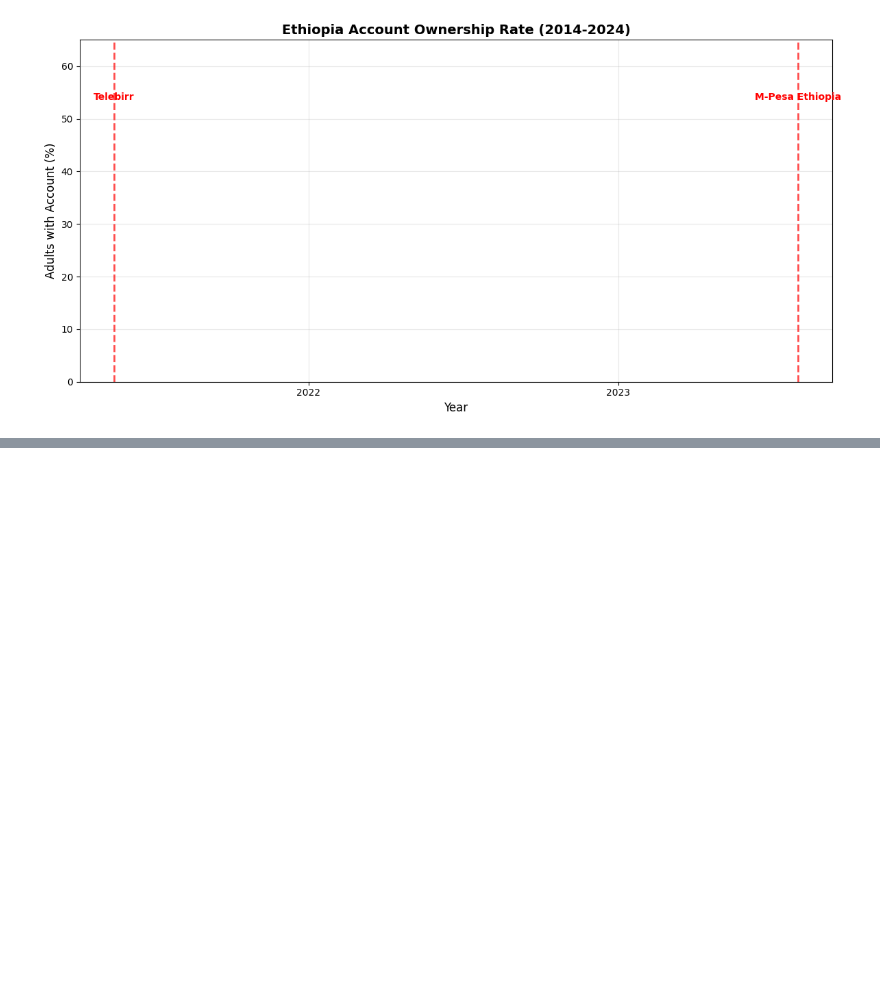
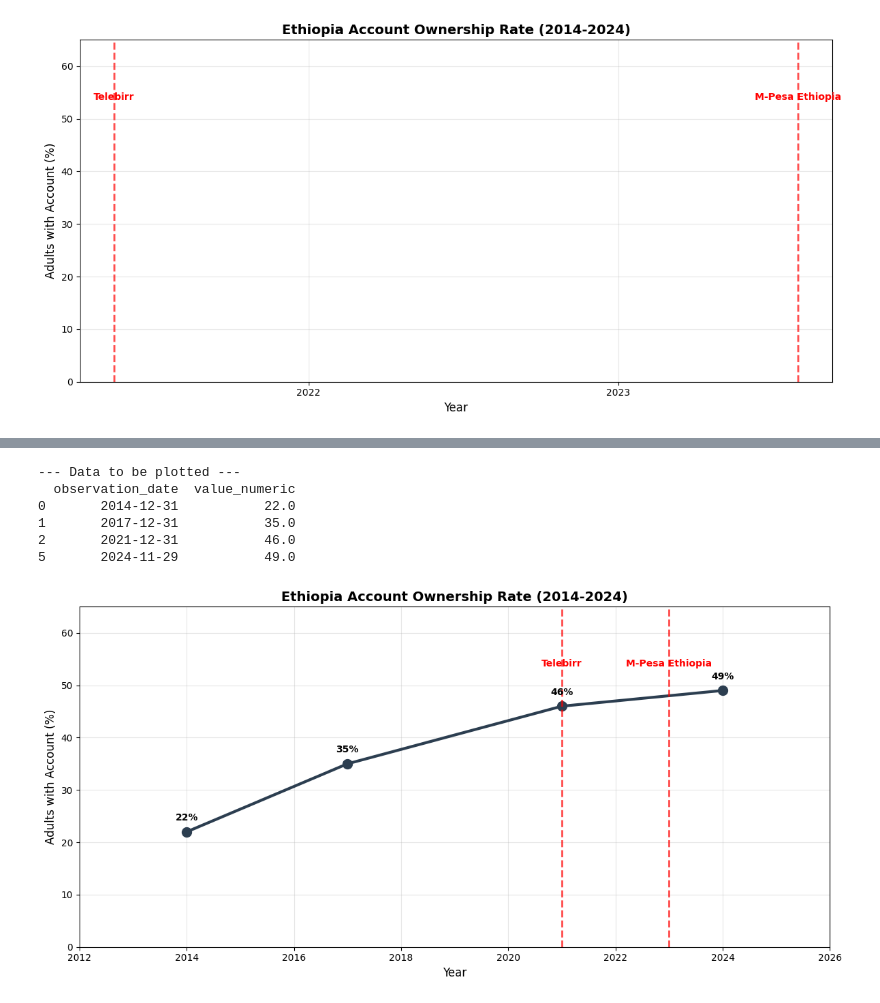
Before and after one commit to bitanyadereje/financial_forecast, a Jupyter notebook: notebooks/01_explore.ipynb, the cells around one changed output, grey strips where cells are left out. Cells and saved outputs as stored; diff of their text form; code cells hidden in the pictures; blank space fills up the shorter version.

```diff
--- a/notebooks/01_explore.ipynb
+++ b/notebooks/01_explore.ipynb
@@ -233,0 +216,80 @@ FileNotFoundError: [Errno 2] No such file or directory: '../data/processed/ethio
+# %%
+import pandas as pd
+import matplotlib.pyplot as plt
+
+df = pd.read_csv('../data/processed/ethiopia_fi_initial_save.csv')
+df['observation_date'] = pd.to_datetime(df['observation_date'])
+
+ownership = df[
+    (df['record_type'] == 'observation') &
+    (df['indicator'] == 'Account Ownership Rate') &
+    (df['gender'] == 'all')  # <--- THIS IS THE FIX
+].sort_values('observation_date')
+
+print("--- Data to be plotted ---")
+print(ownership[['observation_date', 'value_numeric']])
+
+fig, ax = plt.subplots(figsize=(12, 6))
+
+years = ownership['observation_date'].dt.year
+values = ownership['value_numeric']
+
+ax.plot(years, values, marker='o', linestyle='-', linewidth=3, markersize=10, color='#2c3e50')
+
+# Add labels
+for i, row in ownership.iterrows():
+    ax.annotate(f"{row['value_numeric']:.0f}%",
+                xy=(row['observation_date'].year, row['value_numeric']),
+                xytext=(0, 12), textcoords='offset points', ha='center', fontweight='bold')
+
+events = df[df['record_type'] == 'event']
+important_events = events[events['indicator'].isin(['Telebirr Launch', 'M-Pesa Ethiopia Launch'])]
+
+for _, event in important_events.iterrows():
+    event_year = pd.to_datetime(event['observation_date']).year
+    ax.axvline(x=event_year, color='red', linestyle='--', alpha=0.7, linewidth=2)
+    ax.text(event_year, 55, event['indicator'].replace(' Launch',''),
+            rotation=0, fontsize=10, color='red', ha='center', va='top', fontweight='bold')
+
+ax.set_title('Ethiopia Account Ownership Rate (2014-2024)', fontsize=14, fontweight='bold')
+ax.set_xlabel('Year', fontsize=12)
+ax.set_ylabel('Adults with Account (%)', fontsize=12)
+ax.set_ylim(0, 65)
+ax.set_xlim(2012, 2026)
+ax.grid(alpha=0.3)
+
+plt.tight_layout()
+plt.show()
+
+print("\n" + "="*50)
+print("TASK 2: 5 KEY INSIGHTS (Copy these to your Markdown cell)")
+print("="*50)
+
+print("""
+1. STAGNATION POST-2021: Account ownership grew by only +3pp
+   (46% to 49%) between 2021-2024, compared to +11-13pp in previous
+   periods. This is a major slowdown.
+
+2. PERSISTENT GENDER GAP: Women (36%) lag behind men (56%) in
+   account ownership—a 20pp gap that has barely narrowed.
+
+3. MOBILE MONEY DOUBLED: Mobile Money accounts grew from 4.7%
+   (2021) to 9.45% (2024)—doubling despite overall account
+   ownership stagnation.
+
+4. THE TELEBIRR PARADOX: The massive Telebirr launch (2021)
+   did NOT accelerate the national account ownership trend,
+   implying overlapping bank accounts or inactive registrations.
+
+5. INFRASTRUCTURE CORRELATION: 4G coverage and mobile
+   subscriptions are rising, but sparse data limits quantitative
+   correlation. Future data will reveal their true impact.
+""")
+# %% [output]
+--- Data to be plotted ---
+  observation_date  value_numeric
+0       2014-12-31           22.0
+1       2017-12-31           35.0
+2       2021-12-31           46.0
+5       2024-11-29           49.0
+[figure, added]
```
Also changed, not shown: parts of 2 cells of this notebook.
